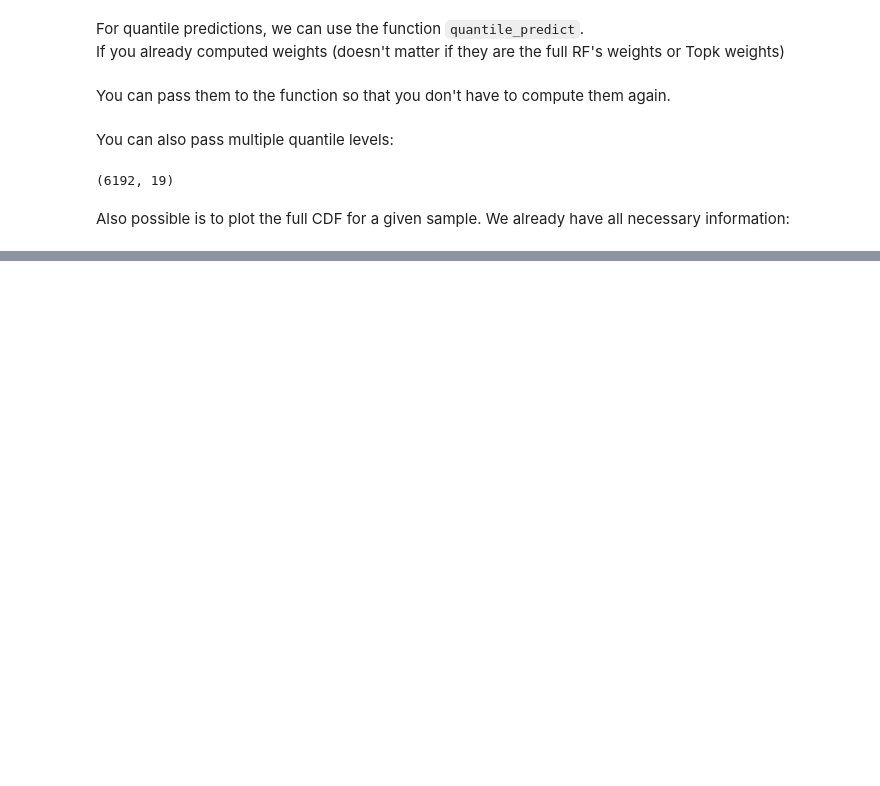
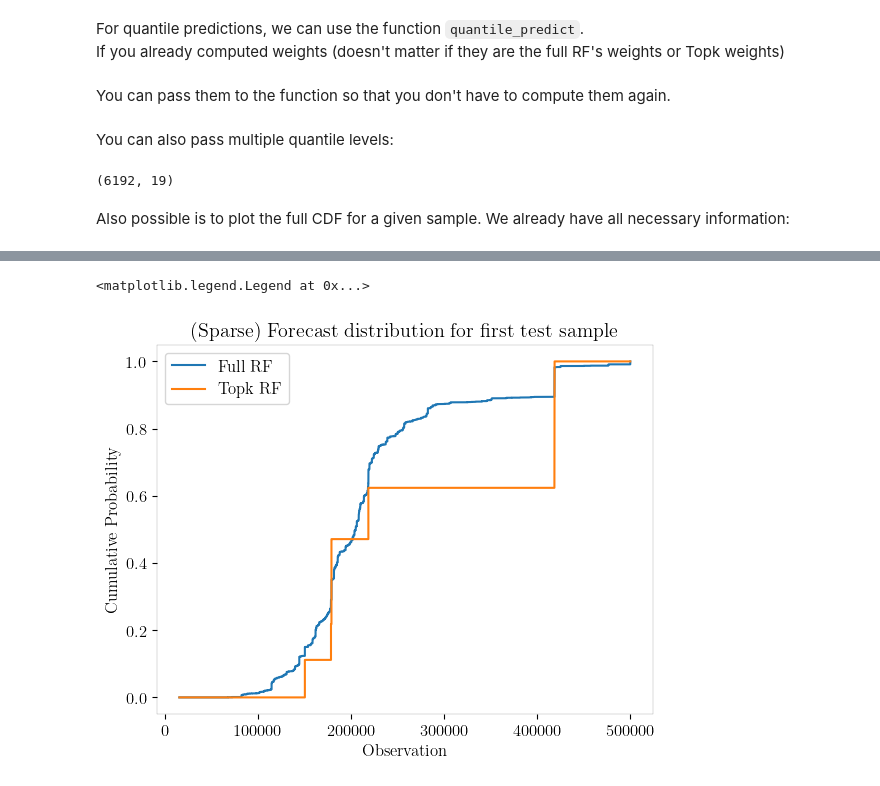
Before and after one commit to kosnil/simplify_rf_dist, a Jupyter notebook: minimal_working_example.ipynb, the cells around one changed output, grey strips where cells are left out. Drawn from its saved outputs; the diff is of its cells as text; code cells hidden in the pictures; blank space fills up the shorter version.

Commit message:
added short description of sparse functionalities

```diff
--- a/minimal_working_example.ipynb
+++ b/minimal_working_example.ipynb
@@ -258,0 +265,15 @@ Text(0.5, 1.0, 'Forecast distribution for first test sample')
+# %%
+# First, train a Random Forest as above
+
+rfs = RandomForestWeight(hyperparams=hyperparams, name='rf_' + ds.name)
+rfs.fit(X_train, y_train)
+
+# Second, calculate the weights in a sparse fashion.
+# You can use the `sort` parameter to have the weights sorted based on the ascending training target variable. This saves some time later on.
+# By default, the weights are sorted and we reccommend doing so.
+w_all_sparse = rfs.get_rf_weights_sparse(X_test, sort=True, lower_precision=False)
+
+y_train_sorted = y_train[target_sort]
+
+# We store the weights on disk as it can be quite time-consuming to calculate them. For the sake of this example, we will not do this.
+# save_npz(weight_path, w_all_sparse)
@@ -258,0 +296,9 @@ Text(0.5, 1.0, 'Forecast distribution for first test sample')
+# %%
+k = 5
+
+y_tk, w_k_sparse = rfs.weight_predict_sparse(w_all_sparse=w_all_sparse, top_k=k, w_sorted=True, return_weights=True, return_weight_sum=False)
+
+# When using lower precision, weights may not be exactly equal but should be close enough.
+assert np.allclose(y_tk, y_hat_k, rtol=1e-3), "Mean predictions of sparse and non-sparse RF are not equal"
+
+assert np.allclose(w_k_sparse.toarray(), w_k[:,target_sort], rtol=1e-3), "Weights of sparse and non-sparse RF are not equal"
@@ -258,0 +311,12 @@ Text(0.5, 1.0, 'Forecast distribution for first test sample')
+# %%
+w_all_sparse_dense = w_all_sparse[0].toarray()
+
+plt.plot(np.exp(y_train_sorted), np.cumsum(w_all_sparse_dense), label='Full RF')
+plt.plot(np.exp(y_train_sorted), np.cumsum(w_k_sparse[0].toarray()), label='Topk RF')
+plt.xlabel('Observation')
+plt.ylabel('Cumulative Probability')
+plt.title('(Sparse) Forecast distribution for first test sample')
+plt.legend()
+# %% [output]
+<matplotlib.legend.Legend at 0x...>
+[figure, added]
```
Also changed, not shown: parts of 8 cells of this notebook.
